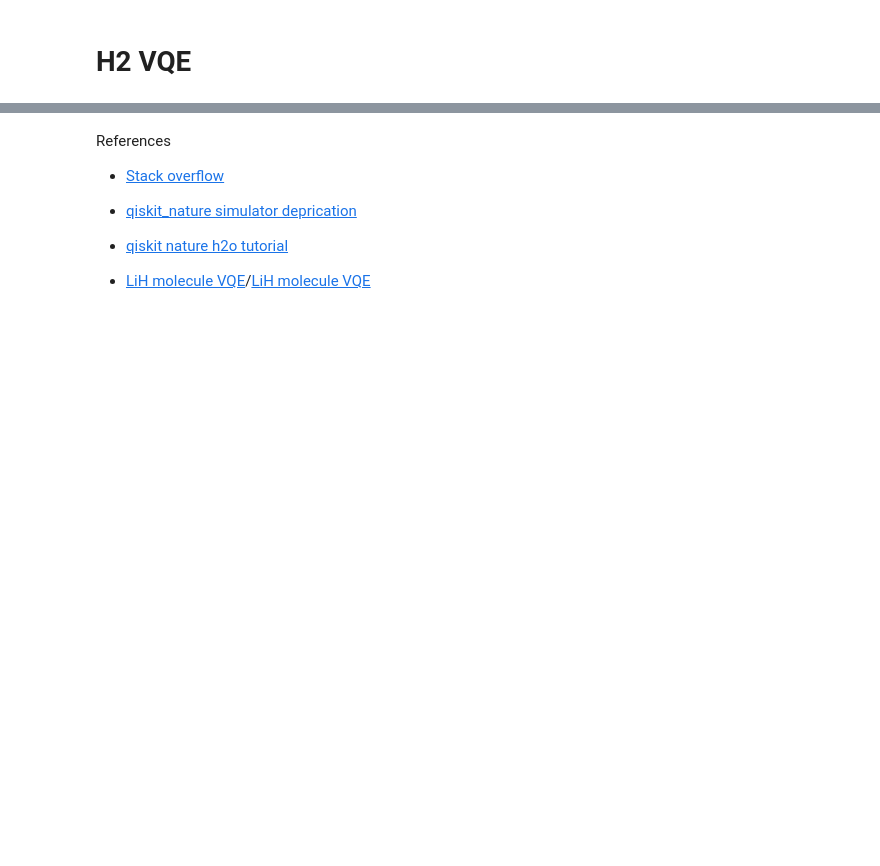
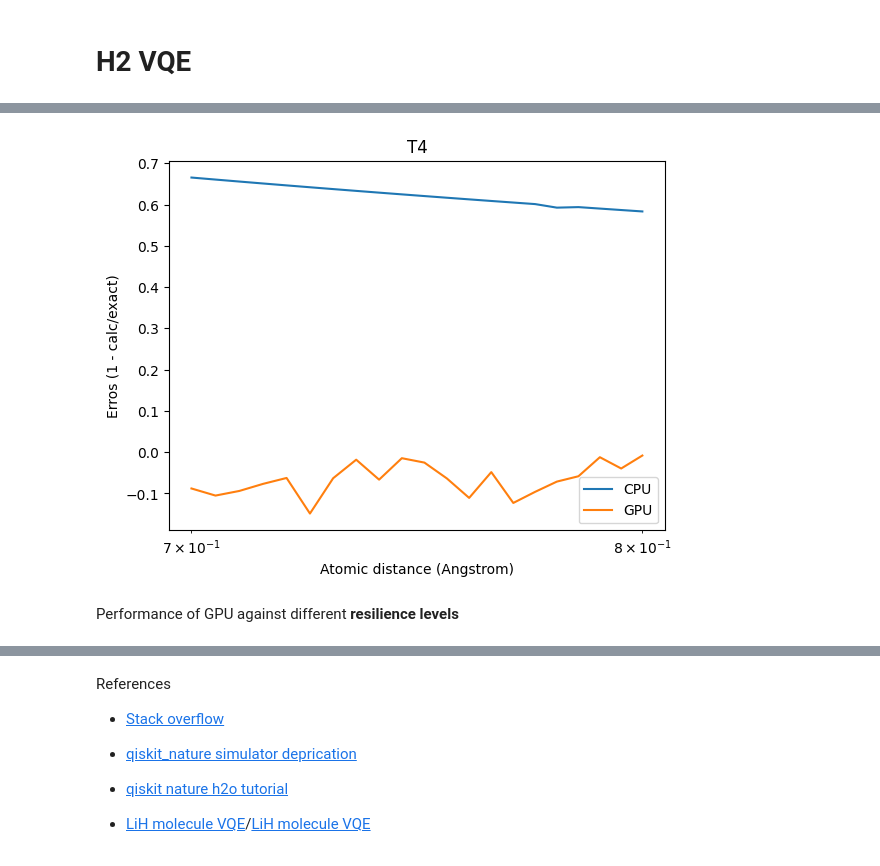
Before and after one commit to tinaoberoi/QOSF-2023-24, a Jupyter notebook: H2_VQE.ipynb, the cells around one changed output, grey strips where cells are left out. Drawn from its saved outputs; the diff is of its cells as text; code cells hidden in the pictures; blank space fills up the shorter version.

```diff
--- a/H2_VQE.ipynb
+++ b/H2_VQE.ipynb
@@ -298,0 +383,13 @@ Error: -4.147529016851173
+# %%
+plt.plot(distances, cpu_errors, label="CPU")
+plt.plot(distances, gpu_errors, label="GPU")
+plt.xlabel("Atomic distance (Angstrom)")
+plt.xscale('log')
+plt.ylabel("Erros (1 - calc/exact)")
+plt.title("T4")
+plt.legend()
+plt.show()
+# %% [output]
+[figure, added]
+# %% [markdown]
+Performance of GPU against different **resilience levels**
```
Also changed, not shown: parts of 42 cells of this notebook.
